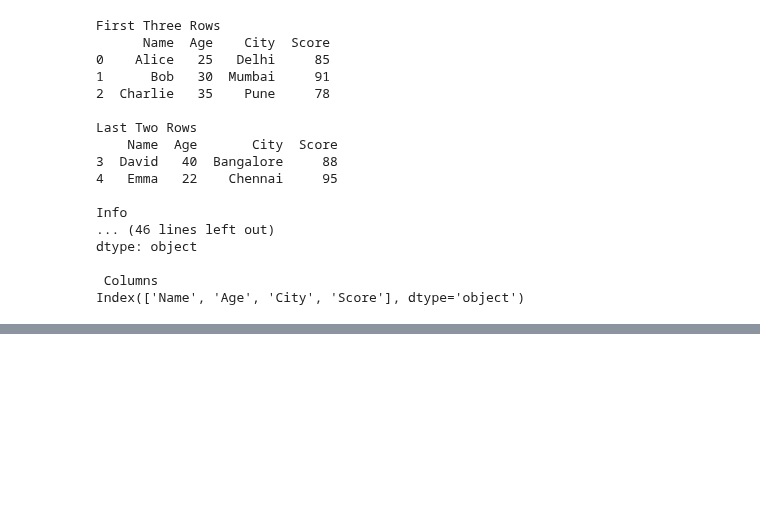
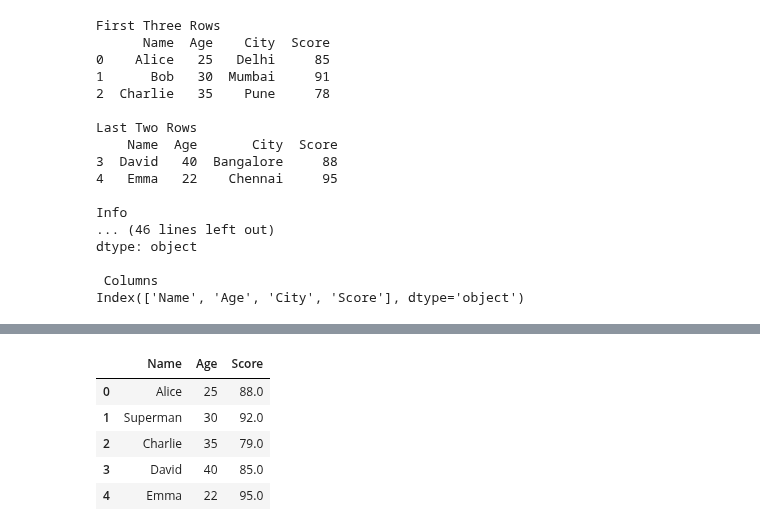
Before and after one commit to sh1vam31/Complete_DataScience, a Jupyter notebook: Pandas.ipynb, the cells around one changed output, grey strips where cells are left out. Saved outputs shown, nothing was run; the diff lists cells and outputs as text; code cells hidden in the pictures; blank space fills up the shorter version.

```diff
--- a/Pandas.ipynb
+++ b/Pandas.ipynb
@@ -292,0 +370,13 @@ Index(['Name', 'Age', 'City', 'Score'], dtype='object')
+# %%
+a = {
+    "Name": ["Alice", "Bob", "Charlie", "David", "Emma"],
+    "Age": [25, 30, 35, 40, 22],
+    "Score": [88, 92, 79, 85, 95]
+}
+
+df = pd.DataFrame(a)
+print(df)
+print("Change the Score to the float dataType")
+df["Score"] = df["Score"].astype(float)
+print(df)
+print(df.dtypes)
@@ -292,0 +405,11 @@ Index(['Name', 'Age', 'City', 'Score'], dtype='object')
+# %%
+c = df.copy()
+c
+c["Name"] = c["Name"].replace("Bob", "Superman")
+# %% [output]
+|  | Name | Age | Score |
+| 0 | Alice | 25 | 88.0 |
+| 1 | Superman | 30 | 92.0 |
+| 2 | Charlie | 35 | 79.0 |
+| 3 | David | 40 | 85.0 |
+| 4 | Emma | 22 | 95.0 |
```
Also changed, not shown: parts of 16 cells of this notebook.
